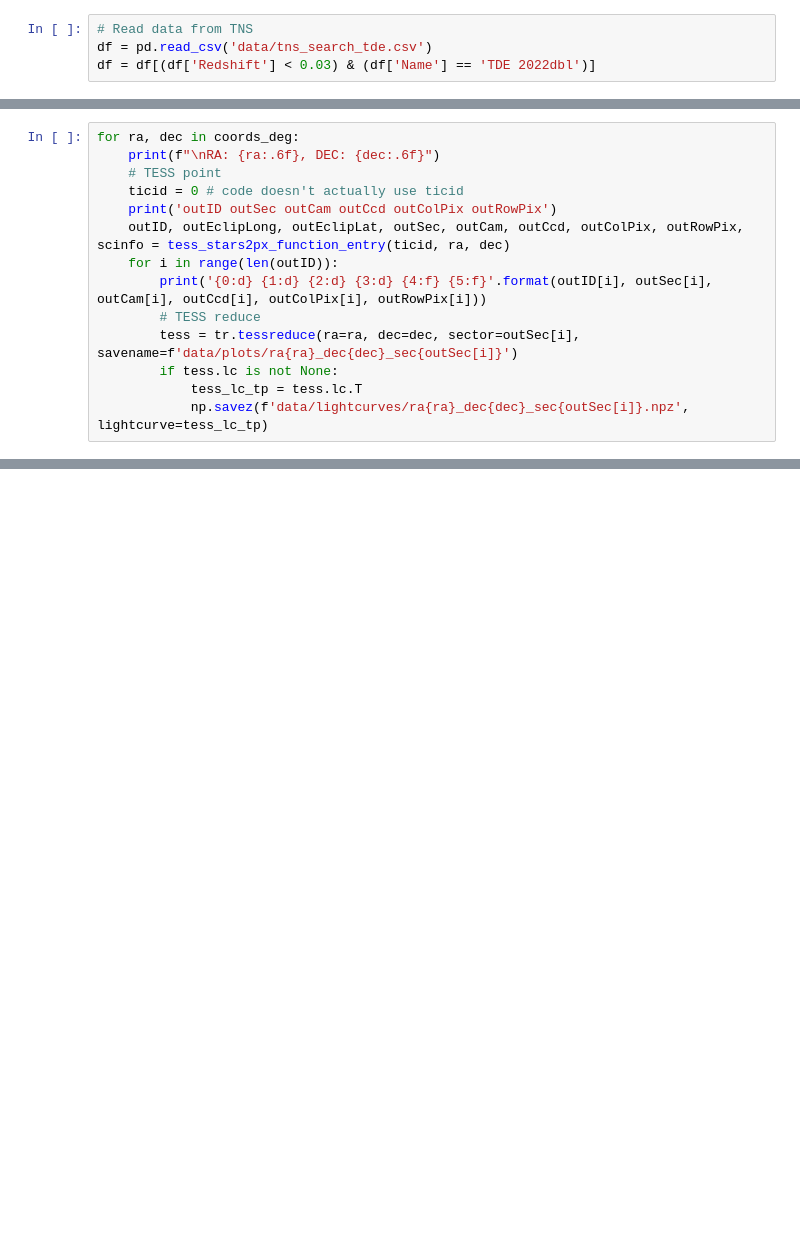
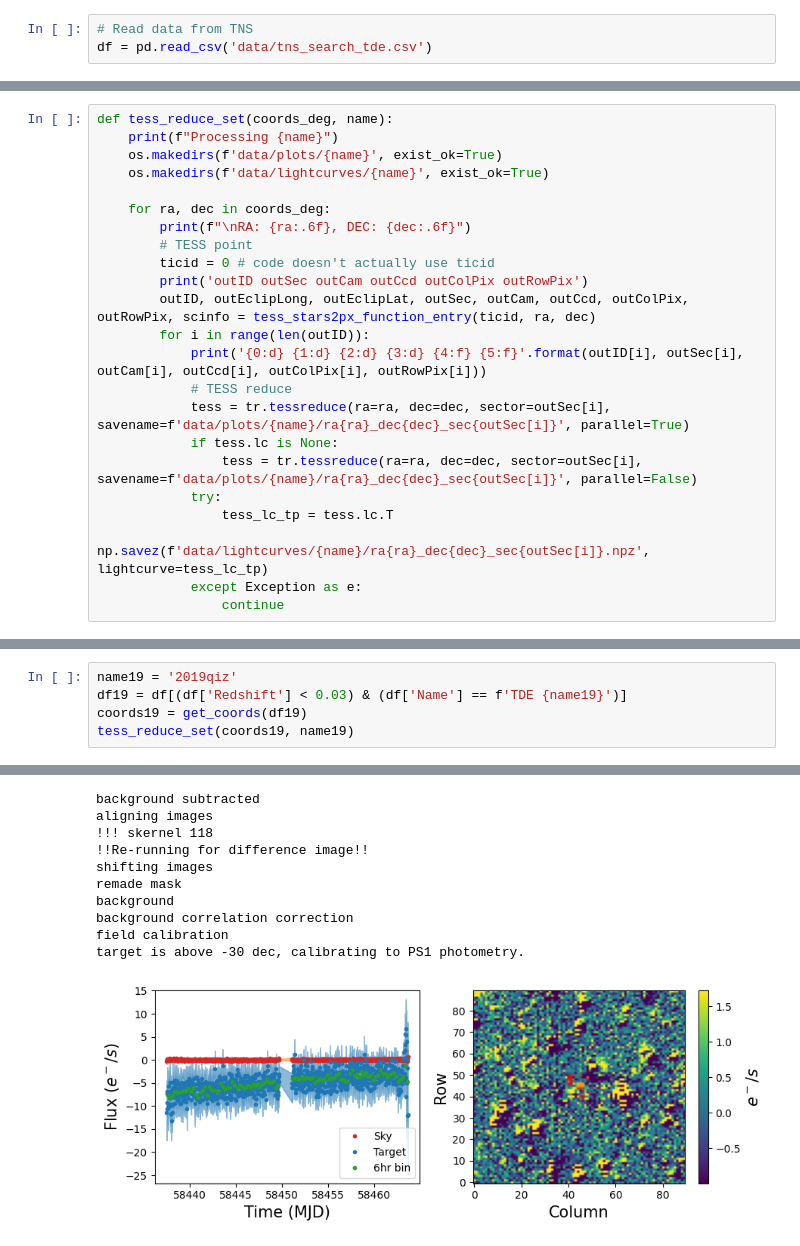
Before and after one commit to qnwang93/QPE_TESS_2025summer, a Jupyter notebook: run_tess_reduce.ipynb, the cells around one changed output, grey strips where cells are left out. Saved outputs shown, nothing was run; the diff lists cells and outputs as text; blank space fills up the shorter version.

```diff
--- a/run_tess_reduce.ipynb
+++ b/run_tess_reduce.ipynb
@@ -8,5 +9,4 @@ import tessreduce as tr
 # %%
 # Read data from TNS
 df = pd.read_csv('data/tns_search_tde.csv')
-df = df[(df['Redshift'] < 0.03) & (df['Name'] == 'TDE 2022dbl')]
 # %%
@@ -17,14 +19,23 @@ coords_deg = list(zip(ra_deg, dec_deg))
 # %%
-for ra, dec in coords_deg:
-    print(f"\nRA: {ra:.6f}, DEC: {dec:.6f}")
-    # TESS point
-    ticid = 0 # code doesn't actually use ticid
-    print('outID outSec outCam outCcd outColPix outRowPix')
-    outID, outEclipLong, outEclipLat, outSec, outCam, outCcd, outColPix, outRowPix, scinfo = tess_stars2px_function_entry(ticid, ra, dec)
-    for i in range(len(outID)):
-        print('{0:d} {1:d} {2:d} {3:d} {4:f} {5:f}'.format(outID[i], outSec[i], outCam[i], outCcd[i], outColPix[i], outRowPix[i]))
-        # TESS reduce
-        tess = tr.tessreduce(ra=ra, dec=dec, sector=outSec[i], savename=f'data/plots/ra{ra}_dec{dec}_sec{outSec[i]}')
-        if tess.lc is not None:
-            tess_lc_tp = tess.lc.T
-            np.savez(f'data/lightcurves/ra{ra}_dec{dec}_sec{outSec[i]}.npz', lightcurve=tess_lc_tp)
+def tess_reduce_set(coords_deg, name):
+    print(f"Processing {name}")
+    os.makedirs(f'data/plots/{name}', exist_ok=True)
+    os.makedirs(f'data/lightcurves/{name}', exist_ok=True)
+
+    for ra, dec in coords_deg:
+        print(f"\nRA: {ra:.6f}, DEC: {dec:.6f}")
+        # TESS point
+        ticid = 0 # code doesn't actually use ticid
+        print('outID outSec outCam outCcd outColPix outRowPix')
+        outID, outEclipLong, outEclipLat, outSec, outCam, outCcd, outColPix, outRowPix, scinfo = tess_stars2px_function_entry(ticid, ra, dec)
+        for i in range(len(outID)):
+            print('{0:d} {1:d} {2:d} {3:d} {4:f} {5:f}'.format(outID[i], outSec[i], outCam[i], outCcd[i], outColPix[i], outRowPix[i]))
+            # TESS reduce
+            tess = tr.tessreduce(ra=ra, dec=dec, sector=outSec[i], savename=f'data/plots/{name}/ra{ra}_dec{dec}_sec{outSec[i]}', parallel=True)
+            if tess.lc is None:
+                tess = tr.tessreduce(ra=ra, dec=dec, sector=outSec[i], savename=f'data/plots/{name}/ra{ra}_dec{dec}_sec{outSec[i]}', parallel=False)
+            try:
+                tess_lc_tp = tess.lc.T
+                np.savez(f'data/lightcurves/{name}/ra{ra}_dec{dec}_sec{outSec[i]}.npz', lightcurve=tess_lc_tp)
+            except Exception as e:
+                continue
@@ -85,0 +67,6 @@ AttributeError: 'NoneType' object has no attribute 'T'
+# %%
+name19 = '2019qiz'
+df19 = df[(df['Redshift'] < 0.03) & (df['Name'] == f'TDE {name19}')]
+coords19 = get_coords(df19)
+tess_reduce_set(coords19, name19)
+# %% [output]
@@ -85,0 +80,11 @@ AttributeError: 'NoneType' object has no attribute 'T'
+background subtracted
+aligning images
+!!! skernel 118
+!!Re-running for difference image!!
+shifting images
+remade mask
+background
+background correlation correction
+field calibration
+target is above -30 dec, calibrating to PS1 photometry.
+[figure, added]
```
Also changed, not shown: parts of 6 cells of this notebook, 1 other file.
